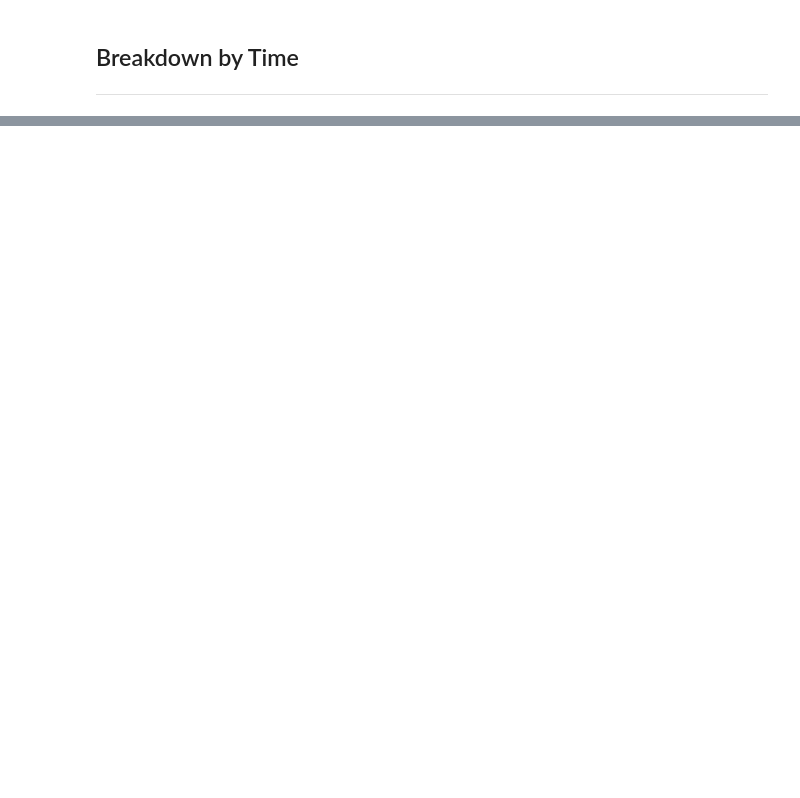
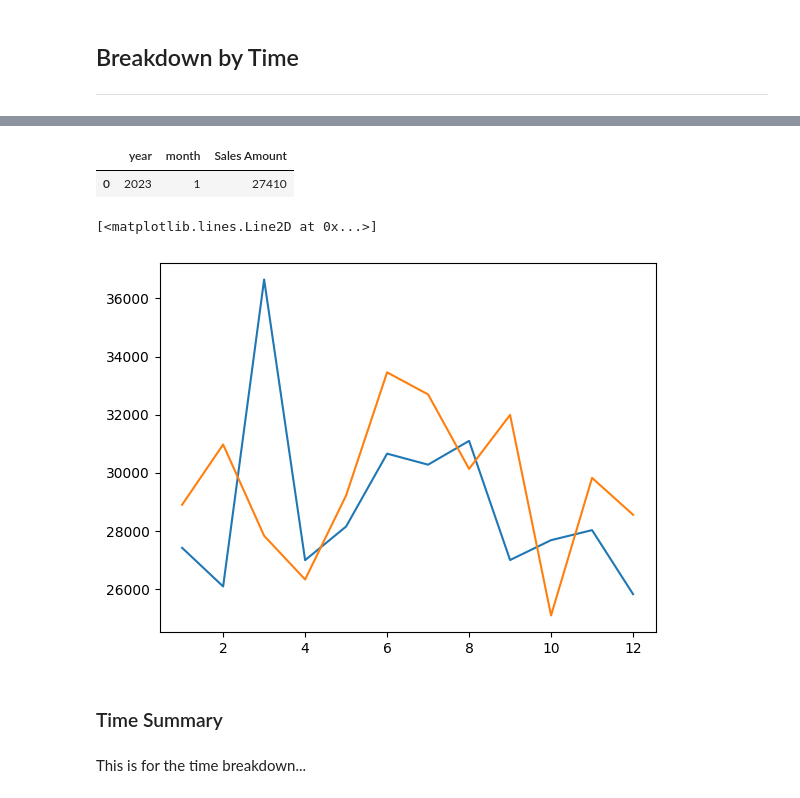
Before and after one commit to Jeff-Nibbs/coffee_dataset_dive, a Jupyter notebook: coffee.ipynb, the cells around one changed output, grey strips where cells are left out. Cells and saved outputs as stored; diff of their text form; code cells hidden in the pictures; blank space fills up the shorter version.

Commit message:
add time charts

```diff
--- a/coffee.ipynb
+++ b/coffee.ipynb
@@ -226,0 +241,15 @@ px.bar(y24, x='month', y='Sales Amount')
+# %%
+y23[:1]
+# %% [output]
+|  | year | month | Sales Amount |
+| 0 | 2023 | 1 | 27410 |
+# %%
+plt.plot(y23['month'], y23['Sales Amount'])
+plt.plot(y24['month'], y24['Sales Amount'])
+# %% [output]
+[<matplotlib.lines.Line2D at 0x...>]
+[figure, added]
+# %% [markdown]
+### Time Summary
+# %% [markdown]
+This is for the time breakdown...
```
Also changed, not shown: parts of 9 cells of this notebook.
